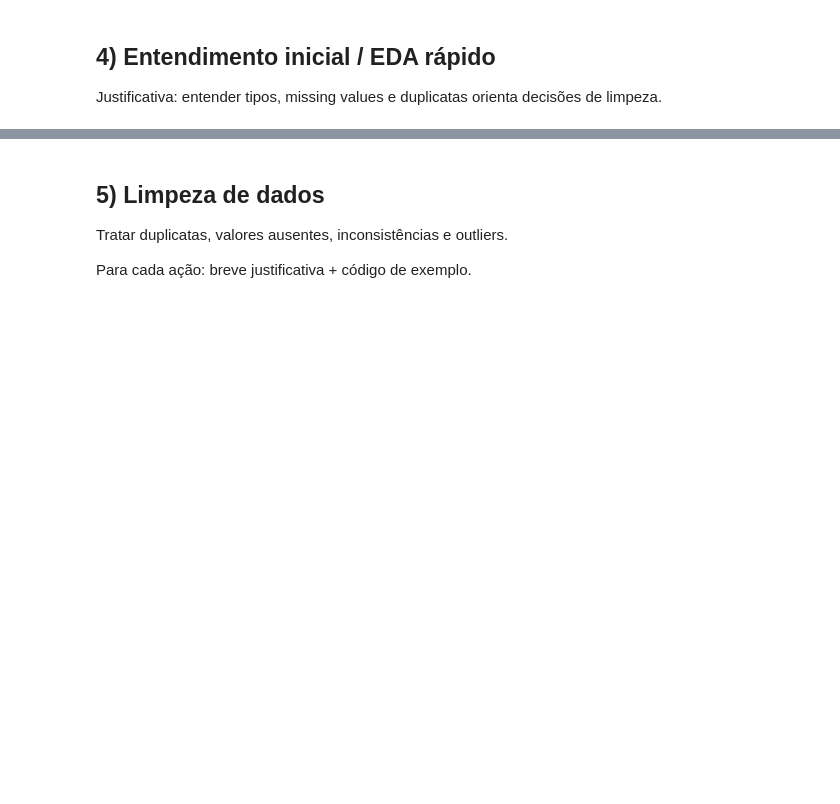
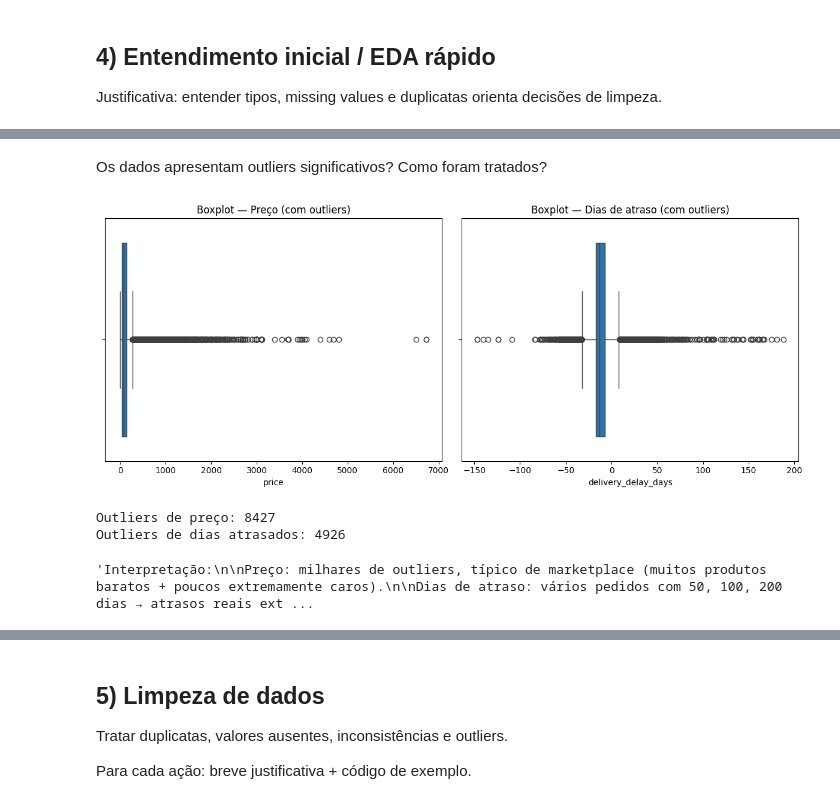
Before and after one commit to saulopietro/saulopietro-Projeto-Analise-Exploratoria--Saulo-Davi-, a Jupyter notebook: analysis_notebook_final.ipynb, the cells around one changed output, grey strips where cells are left out. Saved outputs shown, nothing was run; the diff lists cells and outputs as text; code cells hidden in the pictures; blank space fills up the shorter version.

```diff
--- a/analysis_notebook_final.ipynb
+++ b/analysis_notebook_final.ipynb
@@ -115,0 +273,50 @@ print(df.describe(include='all'))
+# %% [markdown]
+Os dados apresentam outliers significativos? Como foram tratados?
+# %%
+# Função padrão IQR
+def bounds(s):
+    q1, q3 = s.quantile(0.25), s.quantile(0.75)
+    iqr = q3 - q1
+    return (q1 - 1.5*iqr, q3 + 1.5*iqr)
+
+# Preço
+plow, phigh = bounds(df["price"].dropna())
+
+# Days to deliver
+dlow, dhigh = bounds(df["delivery_delay_days"].dropna())
+
+price_outliers = df[(df["price"] < plow) | (df["price"] > phigh)]
+delay_outliers = df[(df["delivery_delay_days"] < dlow) | (df["delivery_delay_days"] > dhigh)]
+
+plt.figure(figsize=(12,5))
+plt.subplot(1,2,1)
+sns.boxplot(x=df["price"])
+plt.title("Boxplot — Preço (com outliers)")
+
+plt.subplot(1,2,2)
+sns.boxplot(x=df["delivery_delay_days"])
+plt.title("Boxplot — Dias de atraso (com outliers)")
+
+plt.tight_layout()
+plt.show()
+
+print("Outliers de preço:", price_outliers.shape[0])
+print("Outliers de dias atrasados:", delay_outliers.shape[0])
+"""Interpretação:
+
+Preço: milhares de outliers, típico de marketplace (muitos produtos baratos + poucos extremamente caros).
+
+Dias de atraso: vários pedidos com 50, 100, 200 dias → atrasos reais extremos.
+
+Tratamento:
+
+Não removidos automaticamente.
+
+Marcados e tratados caso prejudicassem análise estatística.
+
+Datas inválidas foram corrigidas/removidas."""
+# %% [output]
+[figure, added]
+Outliers de preço: 8427
+Outliers de dias atrasados: 4926
+'Interpretação:\n\nPreço: milhares de outliers, típico de marketplace (muitos produtos baratos + poucos extremamente caros).\n\nDias de atraso: vários pedidos com 50, 100, 200 dias → atrasos reais ext ...
```
Also changed, not shown: parts of 17 cells of this notebook, 1 other file.
